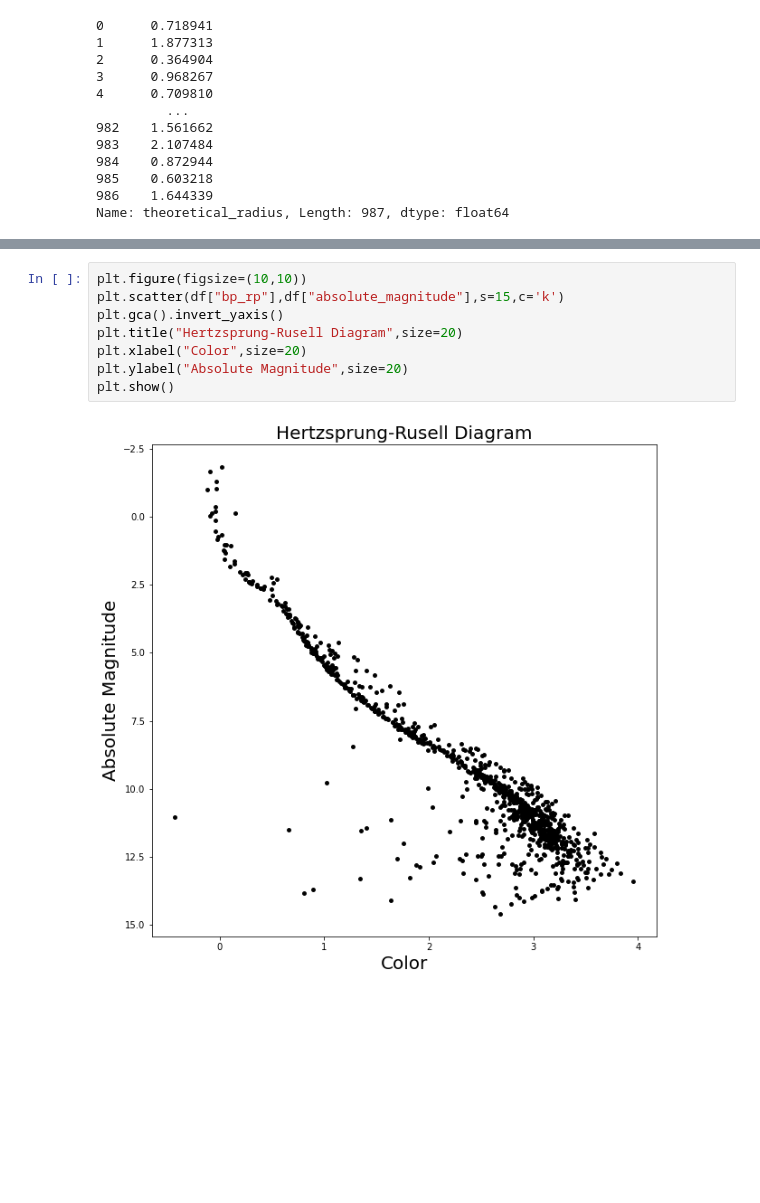
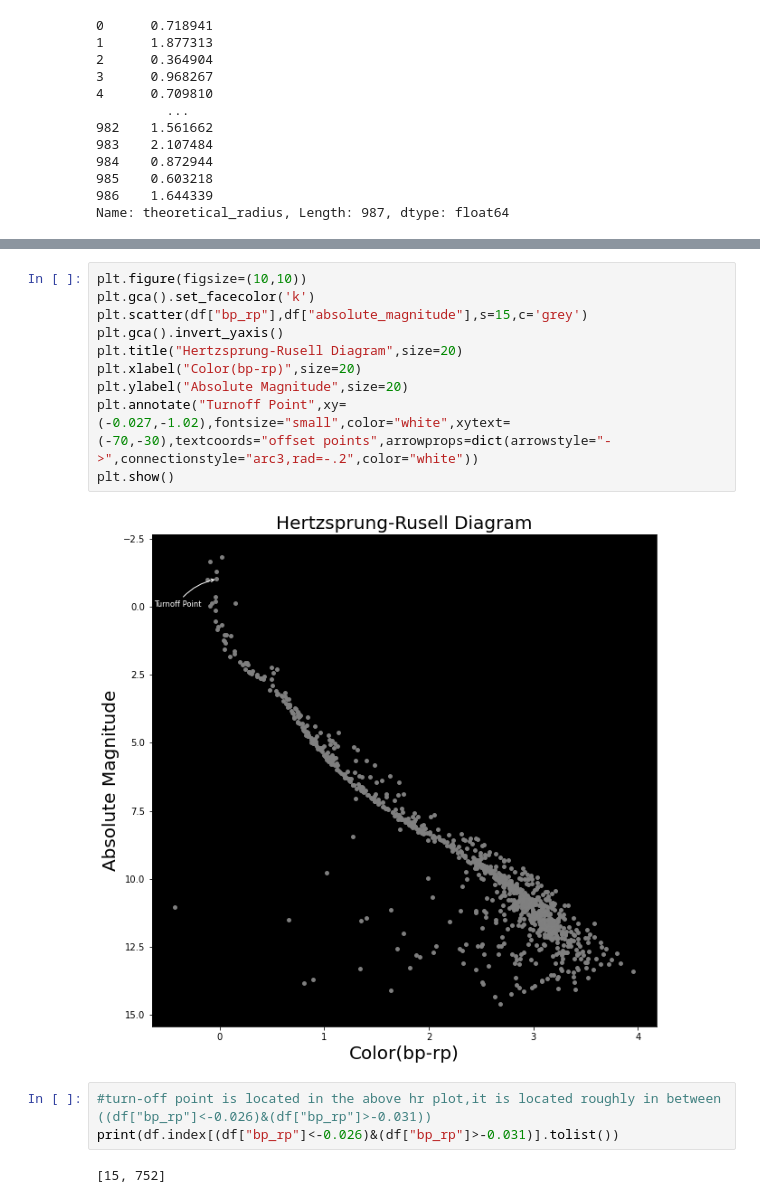
Before and after one commit to harishprasad29/Final-Project, a Jupyter notebook: Final Project.ipynb, the cells around one changed output, grey strips where cells are left out. Cells and saved outputs as stored; diff of their text form; blank space fills up the shorter version.

```diff
--- a/Final Project.ipynb
+++ b/Final Project.ipynb
@@ -88,10 +88,17 @@ plt.show()
 # %%
 plt.figure(figsize=(10,10))
-plt.scatter(df["bp_rp"],df["absolute_magnitude"],s=15,c='k')
+plt.gca().set_facecolor('k')
+plt.scatter(df["bp_rp"],df["absolute_magnitude"],s=15,c='grey')
 plt.gca().invert_yaxis()
 plt.title("Hertzsprung-Rusell Diagram",size=20)
-plt.xlabel("Color",size=20)
+plt.xlabel("Color(bp-rp)",size=20)
 plt.ylabel("Absolute Magnitude",size=20)
+plt.annotate("Turnoff Point",xy=(-0.027,-1.02),fontsize="small",color="white",xytext=(-70,-30),textcoords="offset points",arrowprops=dict(arrowstyle="->",connectionstyle="arc3,rad=-.2",color="white"))
 plt.show()
 # %% [output]
-[figure, old version]
+[figure, new version]
+# %%
+#turn-off point is located in the above hr plot,it is located roughly in between ((df["bp_rp"]<-0.026)&(df["bp_rp"]>-0.031))
+print(df.index[(df["bp_rp"]<-0.026)&(df["bp_rp"]>-0.031)].tolist())
+# %% [output]
+[15, 752]
```
Also changed, not shown: parts of 3 cells of this notebook.
